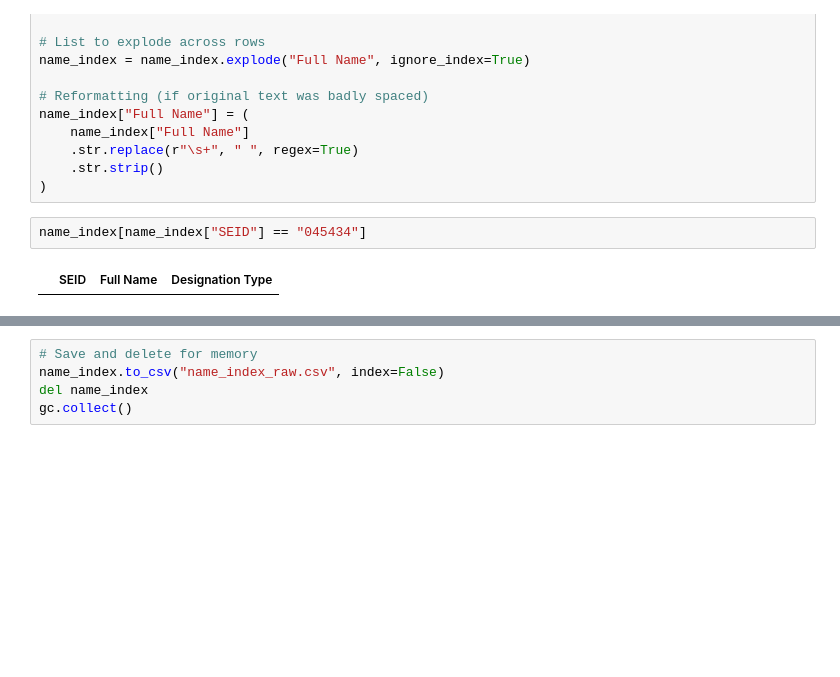
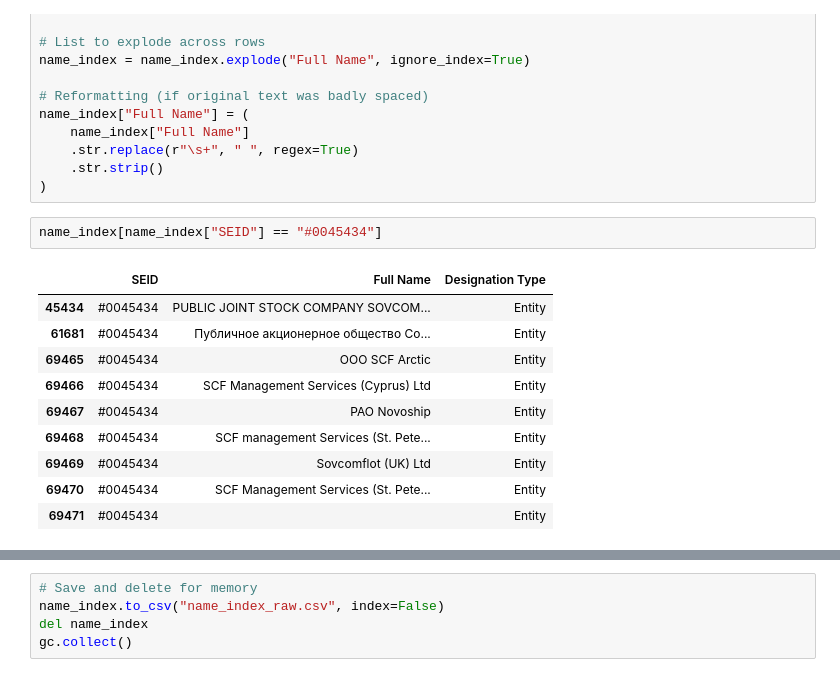
Before and after one commit to aleczd/uk_sanct, a Jupyter notebook: analysis.ipynb, the cells around one changed output, grey strips where cells are left out. Drawn from its saved outputs; the diff is of its cells as text; blank space fills up the shorter version.

```diff
--- a/analysis.ipynb
+++ b/analysis.ipynb
@@ -602,7 +603,16 @@ name_index["Full Name"] = (
     .str.strip()
 )
 # %%
-name_index[name_index["SEID"] == "045434"]
+name_index[name_index["SEID"] == "#0045434"]
 # %% [output]
 |  | SEID | Full Name | Designation Type |
+| 45434 | #0045434 | PUBLIC JOINT STOCK COMPANY SOVCOM... | Entity |
+| 61681 | #0045434 | Публичное акционерное общество Со... | Entity |
+| 69465 | #0045434 | OOO SCF Arctic | Entity |
+| 69466 | #0045434 | SCF Management Services (Cyprus) Ltd | Entity |
+| 69467 | #0045434 | PAO Novoship | Entity |
+| 69468 | #0045434 | SCF management Services (St. Pete... | Entity |
+| 69469 | #0045434 | Sovcomflot (UK) Ltd | Entity |
+| 69470 | #0045434 | SCF Management Services (St. Pete... | Entity |
+| 69471 | #0045434 |  | Entity |
 # %%
```
Also changed, not shown: parts of 98 cells of this notebook.
